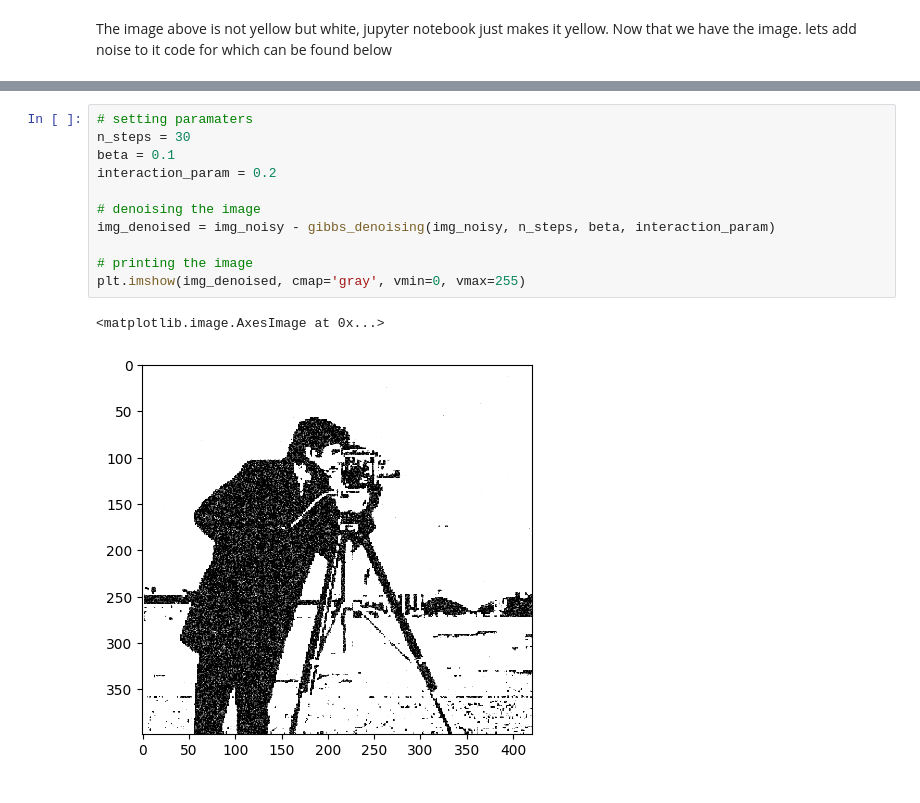
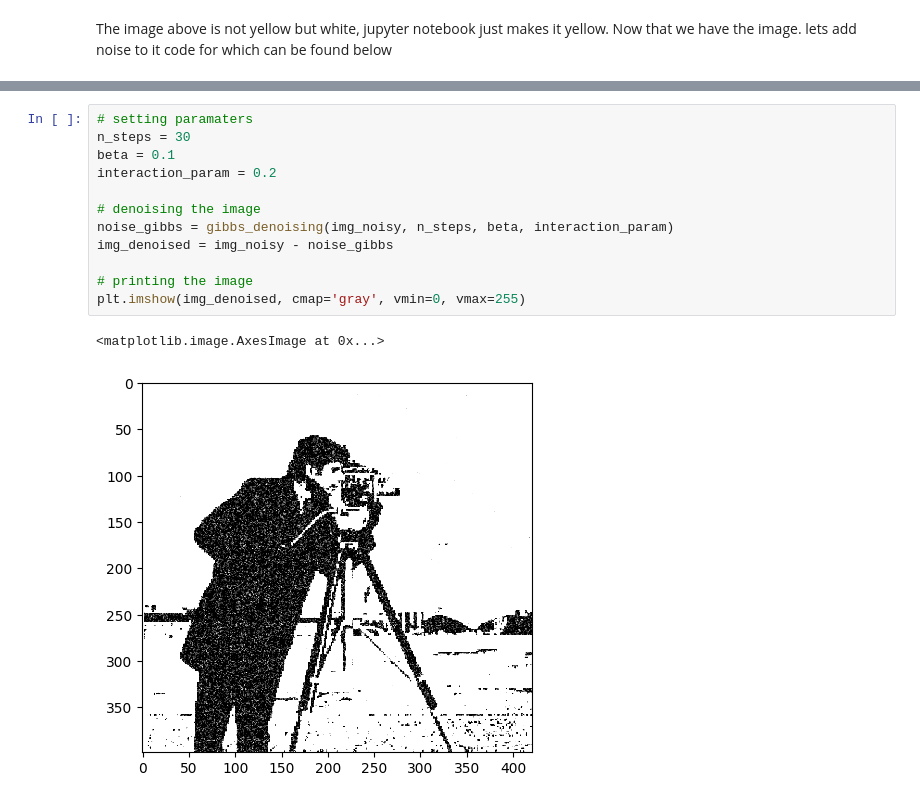
Before and after one commit to agosh-saini/stat_mech_error_correction, a Jupyter notebook: Gibbs Sampling Denoising.ipynb, the cells around one changed output, grey strips where cells are left out. Saved outputs shown, nothing was run; the diff lists cells and outputs as text.

```diff
--- a/Gibbs Sampling Denoising.ipynb
+++ b/Gibbs Sampling Denoising.ipynb
@@ -92,14 +92,15 @@ plt.imshow(img_noisy, cmap='gray', vmin=0, vmax=255)
 # %%
 # setting paramaters
 n_steps = 30
 beta = 0.1
 interaction_param = 0.2
 
 # denoising the image
-img_denoised = img_noisy - gibbs_denoising(img_noisy, n_steps, beta, interaction_param)
+noise_gibbs = gibbs_denoising(img_noisy, n_steps, beta, interaction_param)
+img_denoised = img_noisy - noise_gibbs
 
 # printing the image
 plt.imshow(img_denoised, cmap='gray', vmin=0, vmax=255)
 # %% [output]
 <matplotlib.image.AxesImage at 0x...>
-[figure, old version]
+[figure, new version]
```
Also changed, not shown: parts of 5 cells of this notebook.
